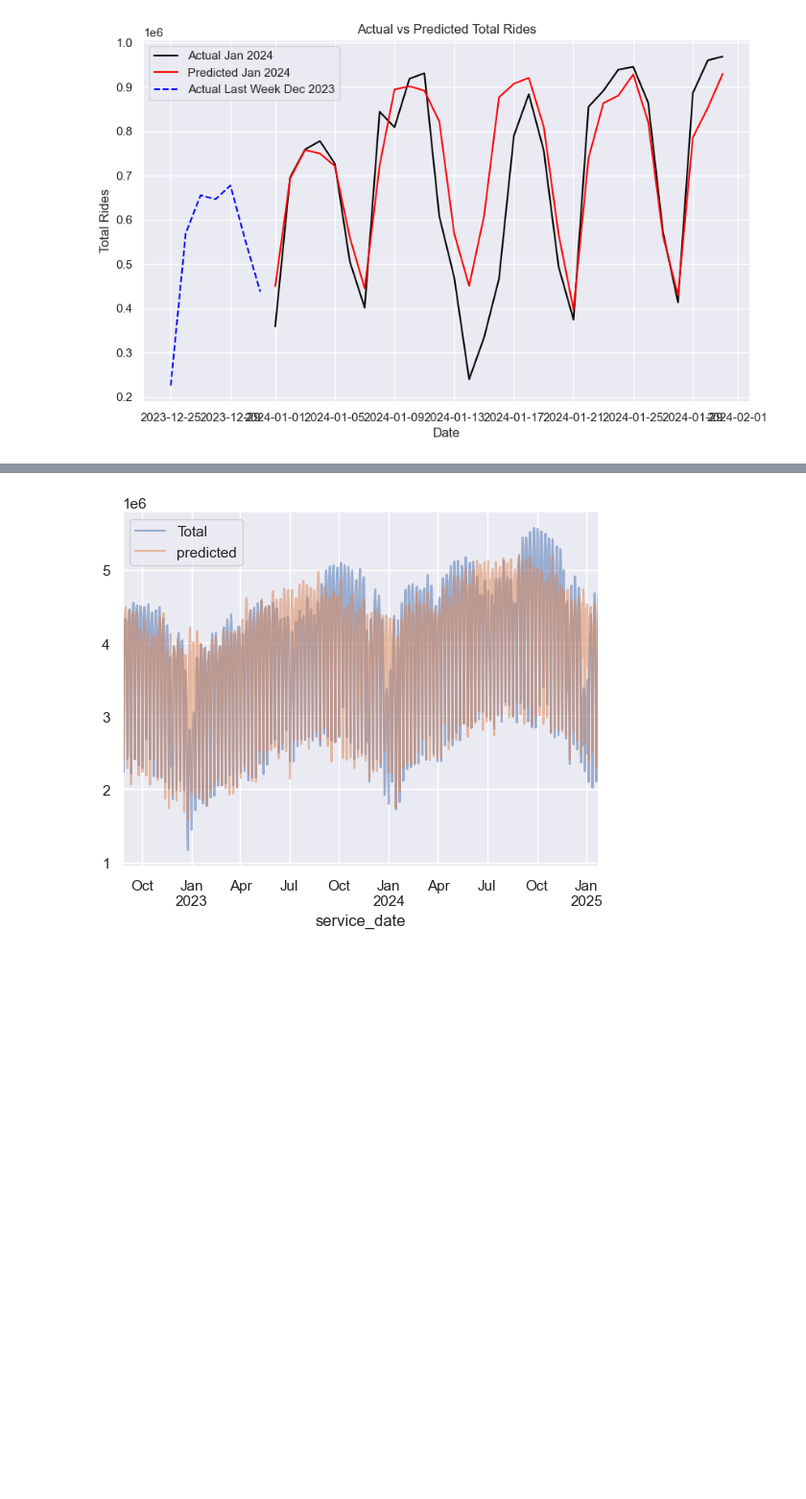
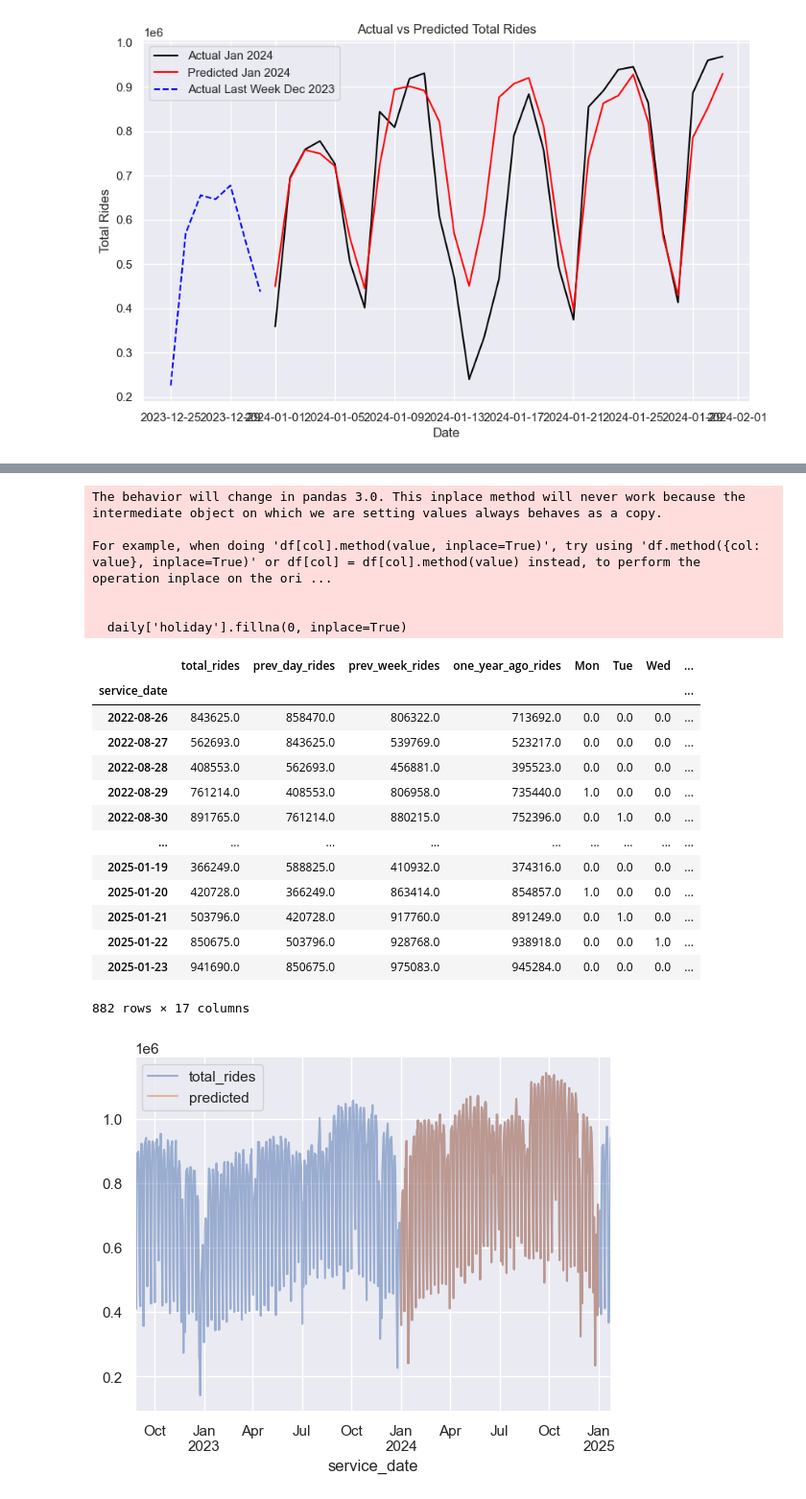
Before and after one commit to abbyyz/chicago-ridership, a Jupyter notebook: linreg.ipynb, the cells around one changed output, grey strips where cells are left out. Shown at 96% size. Saved outputs shown, nothing was run; the diff lists cells and outputs as text; code cells hidden in the pictures; blank space fills up the shorter version.

```diff
--- a/linreg.ipynb
+++ b/linreg.ipynb
@@ -377,16 +377,25 @@ plt.legend()
 # %%
 weather = pd.read_csv('chicagoweather.csv', index_col='datetime', parse_dates=True)
 
-df_updated = df[df['service_date'].dt.year != 2024].dropna()
-# Use df from previous cells, which already has 'service_date' as a column
-df_updated = df_updated.set_index('service_date')
-df_updated.index = pd.to_datetime(df_updated.index)
+df = pd.read_csv('dailyboardingtotals.csv')
+df['service_date'] = pd.to_datetime(df['service_date'])
 
-# Select only numeric columns for resampling
-numeric_df = df_updated.select_dtypes(include=[np.number])
+df = df.set_index('service_date')
+df = df.sort_index()
+
+
+df['prev_day_rides'] = df['total_rides'].shift(1)
+df['prev_week_rides'] = df['total_rides'].shift(7)
+df['one_year_ago_rides'] = df['total_rides'].shift(364)
+
+df2023 = df[df.index.year == 2023].dropna()
+df2024 = df[df.index.year == 2024].dropna()
+
+# Select relevant numeric columns
+numeric_df = df[['total_rides', 'prev_day_rides', 'prev_week_rides', 'one_year_ago_rides']]
+
+# Resample to daily frequency
 daily = numeric_df.resample('d').mean()
-daily['Total'] = daily.sum(axis=1)
-daily = daily[['Total']] # remove other columns
 
 days = ['Mon', 'Tue', 'Wed', 'Thu', 'Fri', 'Sat', 'Sun']
 for i in range(7):
@@ -398,29 +407,39 @@ holidays = cal.holidays(daily.index.min(), daily.index.max())
 daily = daily.join(pd.Series(1, index=holidays, name='holiday'))
 daily['holiday'].fillna(0, inplace=True)
 
-# temperatures are in deg F; convert to C
+# Weather features
 weather['TMIN_C'] = (weather['tempmin'] - 32) * 5.0/9.0
 weather['TMAX_C'] = (weather['tempmax'] - 32) * 5.0/9.0
 weather['Temp (C)'] = 0.5 * (weather['TMIN_C'] + weather['TMAX_C'])
-
-# precip is in inches; convert to mm
 weather['PRCP_mm'] = weather['precip'] * 25.4
 weather['dry day'] = (weather['PRCP_mm'] == 0).astype(int)
 
 daily = daily.join(weather[['PRCP_mm', 'Temp (C)', 'dry day']])
 
 daily['annual'] = (daily.index - daily.index[0]).days / 365.
-daily.head()
 
 daily.dropna(axis=0, how='any', inplace=True)
 
-column_names = ['Mon', 'Tue', 'Wed', 'Thu', 'Fri', 'Sat', 'Sun', 'holiday',
-                 'PRCP_mm', 'dry day', 'Temp (C)', 'annual']
-X = daily[column_names]
-y = daily['Total']
+column_names = ['total_rides', 'prev_day_rides', 'prev_week_rides', 'one_year_ago_rides',
+                'Mon', 'Tue', 'Wed', 'Thu', 'Fri', 'Sat', 'Sun', 'holiday',
+                'PRCP_mm', 'dry day', 'Temp (C)', 'annual']
+
+# Split into train (2023) and test (2024) using daily dataframe
+X_train = daily.loc[daily.index.year == 2023, column_names].values
+y_train = daily.loc[daily.index.year == 2023, 'total_rides'].values
+X_test = daily.loc[daily.index.year == 2024, column_names].values
+y_test = daily.loc[daily.index.year == 2024, 'total_rides'].values
 
 model = LinearRegression(fit_intercept=False)
-model.fit(X, y)
-daily['predicted'] = model.predict(X)
-daily[['Total', 'predicted']].plot(alpha=0.5);
+model.fit(X_train, y_train)
+daily.loc[daily.index.year == 2024, 'predicted'] = model.predict(X_test)
+
+daily[['total_rides', 'predicted']].plot(alpha=0.5);
+
+mse = mean_squared_error(y_test, daily.loc[daily.index.year == 2024, 'predicted'].values)
+mae = np.mean(np.abs(y_test - daily.loc[daily.index.year == 2024, 'predicted'].values))
+print(f"2024 Mean Squared Error: {mse:e}")
+print(f"2024 Mean Absolute Error: {mae:e}")
+
+daily
 # %% [output]
@@ -433 +448,21 @@ For example, when doing 'df[col].method(value, inplace=True)', try using 'df.met
+The behavior will change in pandas 3.0. This inplace method will never work because the intermediate object on which we are setting values always behaves as a copy.
+
+For example, when doing 'df[col].method(value, inplace=True)', try using 'df.method({col: value}, inplace=True)' or df[col] = df[col].method(value) instead, to perform the operation inplace on the ori ...
+
+
+  daily['holiday'].fillna(0, inplace=True)
+|  | total_rides | prev_day_rides | prev_week_rides | one_year_ago_rides | Mon | Tue | Wed | ... |
+| service_date |  |  |  |  |  |  |  | ... |
+| 2022-08-26 | 843625.0 | 858470.0 | 806322.0 | 713692.0 | 0.0 | 0.0 | 0.0 | ... |
+| 2022-08-27 | 562693.0 | 843625.0 | 539769.0 | 523217.0 | 0.0 | 0.0 | 0.0 | ... |
+| 2022-08-28 | 408553.0 | 562693.0 | 456881.0 | 395523.0 | 0.0 | 0.0 | 0.0 | ... |
+| 2022-08-29 | 761214.0 | 408553.0 | 806958.0 | 735440.0 | 1.0 | 0.0 | 0.0 | ... |
+| 2022-08-30 | 891765.0 | 761214.0 | 880215.0 | 752396.0 | 0.0 | 1.0 | 0.0 | ... |
+| ... | ... | ... | ... | ... | ... | ... | ... | ... |
+| 2025-01-19 | 366249.0 | 588825.0 | 410932.0 | 374316.0 | 0.0 | 0.0 | 0.0 | ... |
+| 2025-01-20 | 420728.0 | 366249.0 | 863414.0 | 854857.0 | 1.0 | 0.0 | 0.0 | ... |
+| 2025-01-21 | 503796.0 | 420728.0 | 917760.0 | 891249.0 | 0.0 | 1.0 | 0.0 | ... |
+| 2025-01-22 | 850675.0 | 503796.0 | 928768.0 | 938918.0 | 0.0 | 0.0 | 1.0 | ... |
+| 2025-01-23 | 941690.0 | 850675.0 | 975083.0 | 945284.0 | 0.0 | 0.0 | 0.0 | ... |
+882 rows × 17 columns
-[figure, old version]
+[figure, new version]
```
Also changed, not shown: parts of 4 cells of this notebook, 3 other files.
